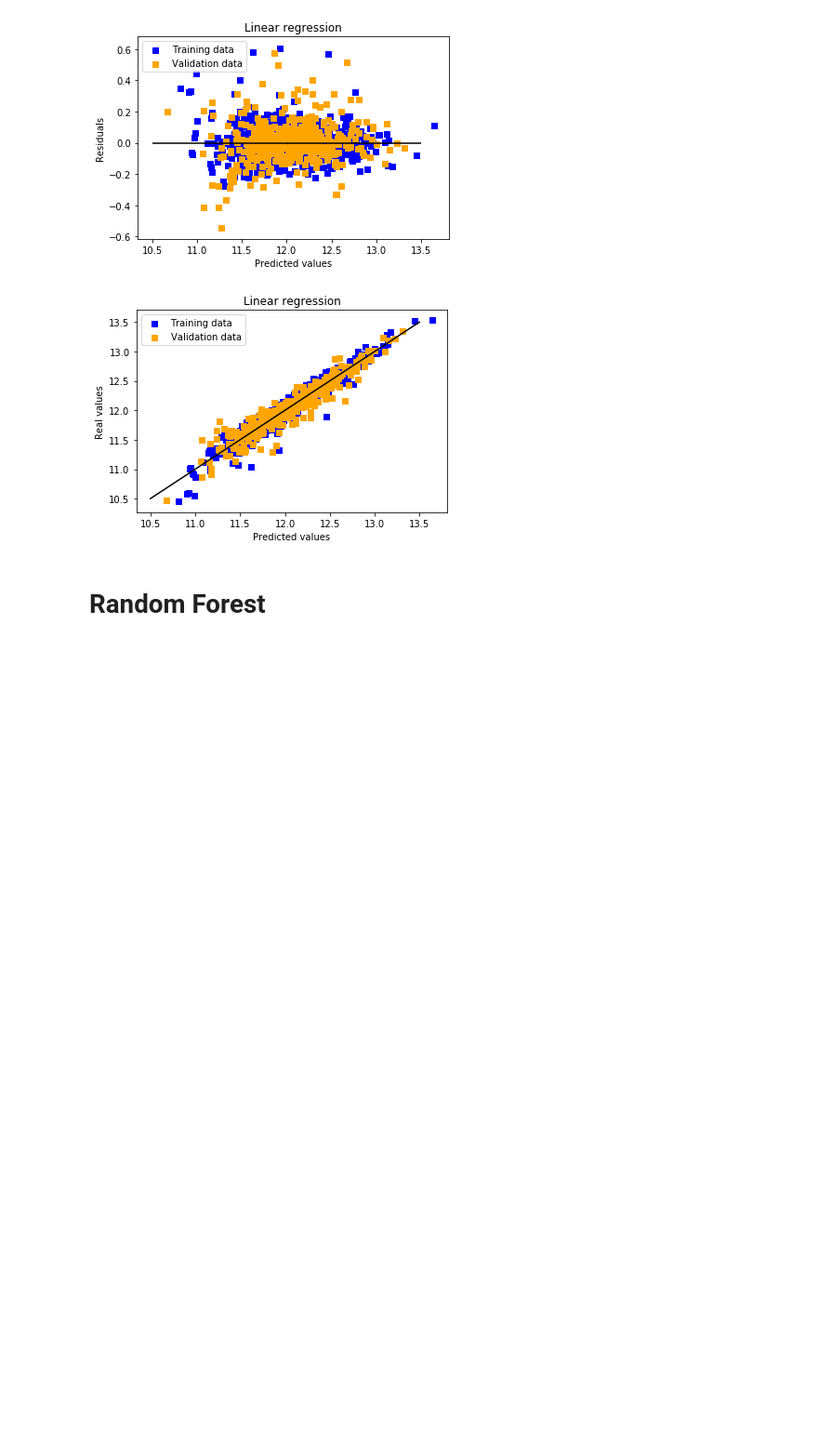
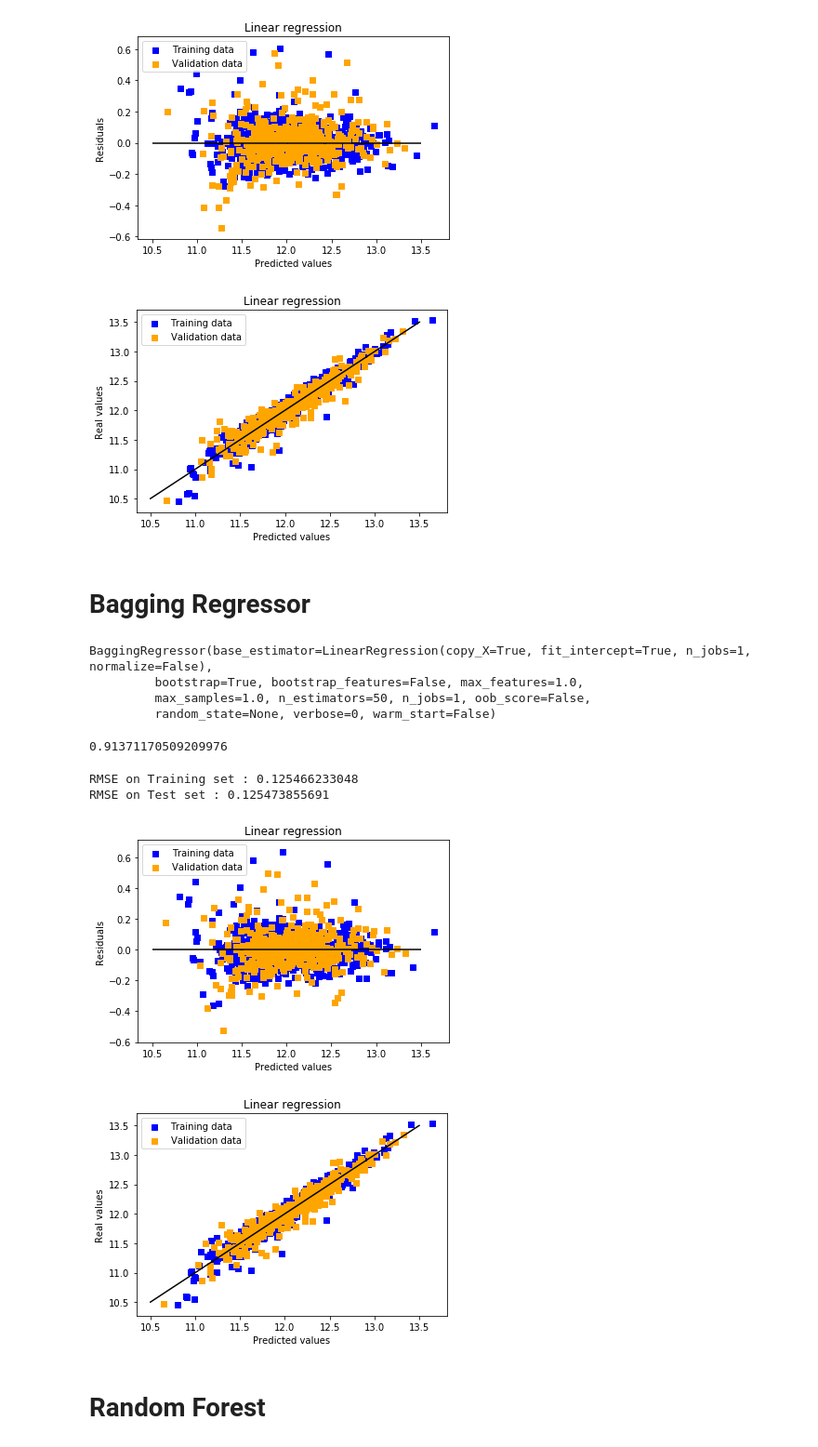
Before and after one commit to Andrew-Carl/House-Prices-Advanced-Regression-Techniques, a Jupyter notebook: Regression Models.ipynb, the cells around one changed output. Shown at 93% size. Cells and saved outputs as stored; diff of their text form; code cells hidden in the pictures; blank space fills up the shorter version.

```diff
--- a/Regression Models.ipynb
+++ b/Regression Models.ipynb
@@ -139,3 +142,5 @@ RMSE on Training set : 0.126013606296
 RMSE on Test set : 0.126013606296
 [figure]
 [figure]
+# %% [markdown]
+# Bagging Regressor
@@ -142,3 +151,49 @@ RMSE on Test set : 0.126013606296
+# %%
+br.fit(X_train, y_train)
+# %% [output]
+BaggingRegressor(base_estimator=LinearRegression(copy_X=True, fit_intercept=True, n_jobs=1, normalize=False),
+         bootstrap=True, bootstrap_features=False, max_features=1.0,
+         max_samples=1.0, n_estimators=50, n_jobs=1, oob_score=False,
+         random_state=None, verbose=0, warm_start=False)
+# %%
+br.score(X_test, y_test)
+# %% [output]
+0.91371170509209976
+# %%
+print("RMSE on Training set :", rmse_cv_train(br).mean())
+print("RMSE on Test set :", rmse_cv_test(br).mean())
+# %% [output]
+RMSE on Training set : 0.125466233048
+RMSE on Test set : 0.125473855691
+# %%
+# Look at predictions on training and validation set
+# print("RMSE on Training set :", rmse_cv_train(br).mean())
+# print("RMSE on Test set :", rmse_cv_test(br).mean())
+y_train_br = br.predict(X_train)
+y_test_br = br.predict(X_test)
+
+# Plot residuals
+plt.scatter(y_train_br, y_train_br - y_train, c = "blue", marker = "s", label = "Training data")
+plt.scatter(y_test_br, y_test_br - y_test, c = "orange", marker = "s", label = "Validation data")
+plt.title("Linear regression")
+plt.xlabel("Predicted values")
+plt.ylabel("Residuals")
+plt.legend(loc = "upper left")
+plt.hlines(y = 0, xmin = 10.5, xmax = 13.5, color = "black")
+plt.show()
+
+# Plot predictions
+plt.scatter(y_train_br, y_train, c = "blue", marker = "s", label = "Training data")
+plt.scatter(y_test_br, y_test, c = "orange", marker = "s", label = "Validation data")
+plt.title("Linear regression")
+plt.xlabel("Predicted values")
+plt.ylabel("Real values")
+plt.legend(loc = "upper left")
+plt.plot([10.5, 13.5], [10.5, 13.5], c = "black")
+plt.show()
+# %% [output]
+[figure, added]
+[figure, added]
 # %% [markdown]
 # Random Forest
 # %%
```
Also changed, not shown: parts of 10 cells of this notebook.
